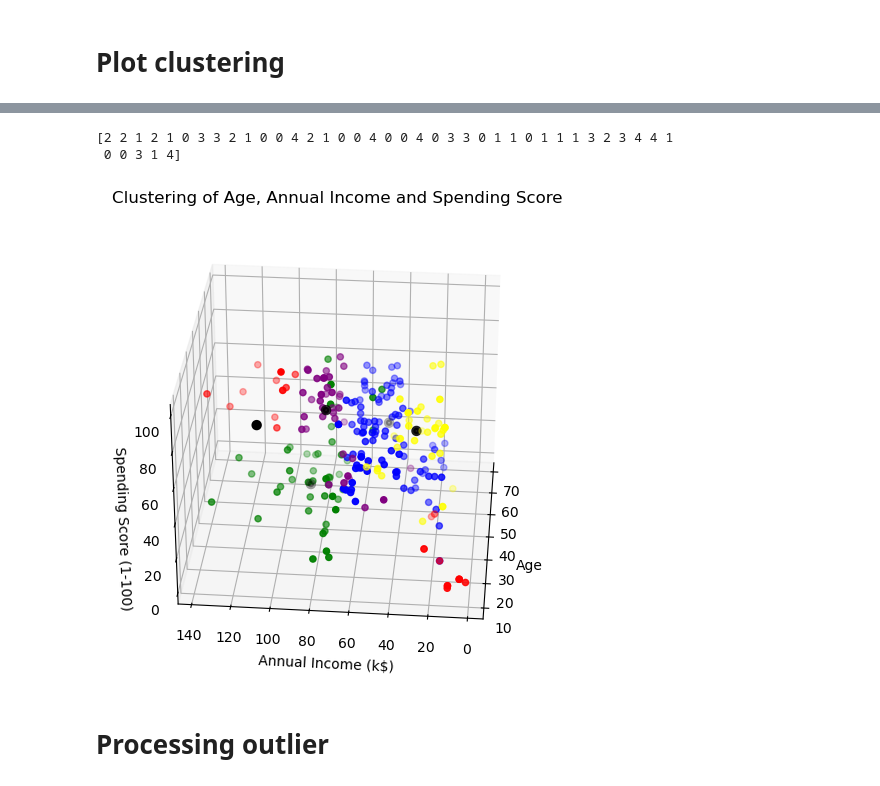
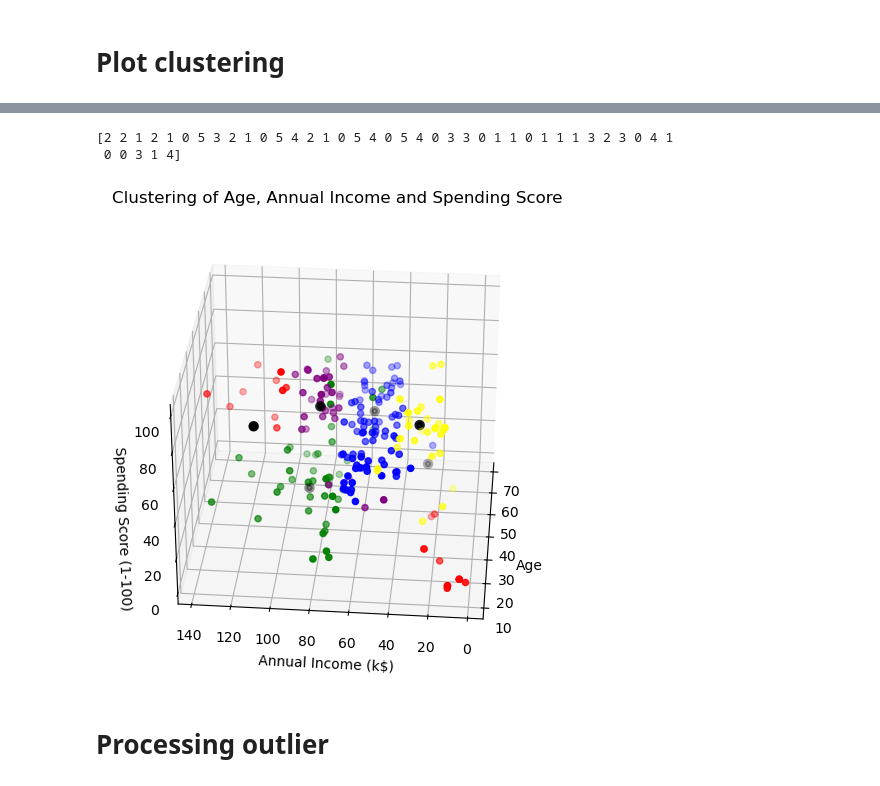
Before and after one commit to phinguyen03/DS-ML-Project, a Jupyter notebook: Customer_Segmentation.ipynb, the cells around one changed output, grey strips where cells are left out. Saved outputs shown, nothing was run; the diff lists cells and outputs as text; code cells hidden in the pictures.

```diff
--- a/Customer_Segmentation.ipynb
+++ b/Customer_Segmentation.ipynb
@@ -333,5 +325,5 @@ Text(0, 0.5, 'WSS')
 # %%
-kmeans=KMeans(n_clusters=5,random_state=42)
+kmeans=KMeans(n_clusters=6,random_state=42)
 
 label2=kmeans.fit_predict(X3)
 
@@ -440,38 +433,38 @@ data = np.array([
 
 ])
 
-kmeans1 = KMeans(n_clusters=5,random_state=42,)
+kmeans1 = KMeans(n_clusters=6,random_state=42,)
 predicted_labels = kmeans1.fit_predict(data)
 print(predicted_labels)
 def predict_label(data,df, predicted_labels):
     fig = plt.figure(figsize=(12, 6))
     ax=fig.add_subplot(1,1,1,projection='3d')
     filter_label0=data[predicted_labels==0]
     filter_label1=data[predicted_labels==1]
     filter_label2=data[predicted_labels==2]
     filter_label3=data[predicted_labels==3]
     filter_label4=data[predicted_labels==4]
 
     ax.scatter(df[df['label']==0]['Age'],df[df['label']==0]['Annual Income (k$)'],df[df['label']==0]['Spending Score (1-100)'],c='blue')
     ax.scatter(df[df['label']==1]['Age'],df[df['label']==1]['Annual Income (k$)'],df[df['label']==1]['Spending Score (1-100)'],c='red')
     ax.scatter(df[df['label']==2]['Age'],df[df['label']==2]['Annual Income (k$)'],df[df['label']==2]['Spending Score (1-100)'],c='yellow')
     ax.scatter(df[df['label']==3]['Age'],df[df['label']==3]['Annual Income (k$)'],df[df['label']==3]['Spending Score (1-100)'],c='green')
     ax.scatter(df[df['label']==4]['Age'],df[df['label']==4]['Annual Income (k$)'],df[df['label']==4]['Spending Score (1-100)'],c='purple')
 
     ax.scatter(filter_label0[:,0],filter_label0[:,1],filter_label0[:,2],color='blue')
     ax.scatter(filter_label1[:,0],filter_label1[:,1],filter_label1[:,2],color='red')
     ax.scatter(filter_label2[:,0],filter_label2[:,1],filter_label2[:,2],color='yellow')
     ax.scatter(filter_label3[:,0],filter_label3[:,1],filter_label3[:,2],color='green')
     ax.scatter(filter_label4[:,0],filter_label4[:,1],filter_label4[:,2],color='purple')
     ax.scatter(kmeans1.cluster_centers_[:,0],kmeans.cluster_centers_[:,1],kmeans.cluster_centers_[:,2],color='black',linewidths=3)
     ax.view_init(30,185)
     ax.set(title='Clustering of Age, Annual Income and Spending Score',xlabel='Age',ylabel='Annual Income (k$)',zlabel='Spending Score (1-100)')
 
 predict_label(data,df, predicted_labels)
 # %% [output]
-[2 2 1 2 1 0 3 3 2 1 0 0 4 2 1 0 0 4 0 0 4 0 3 3 0 1 1 0 1 1 1 3 2 3 4 4 1
+[2 2 1 2 1 0 5 3 2 1 0 5 4 2 1 0 5 4 0 5 4 0 3 3 0 1 1 0 1 1 1 3 2 3 0 4 1
  0 0 3 1 4]
-[figure, old version]
+[figure, new version]
 # %%
 from sklearn.metrics import pairwise_distances
 # %% [markdown]
```
Also changed, not shown: parts of 14 cells of this notebook.
